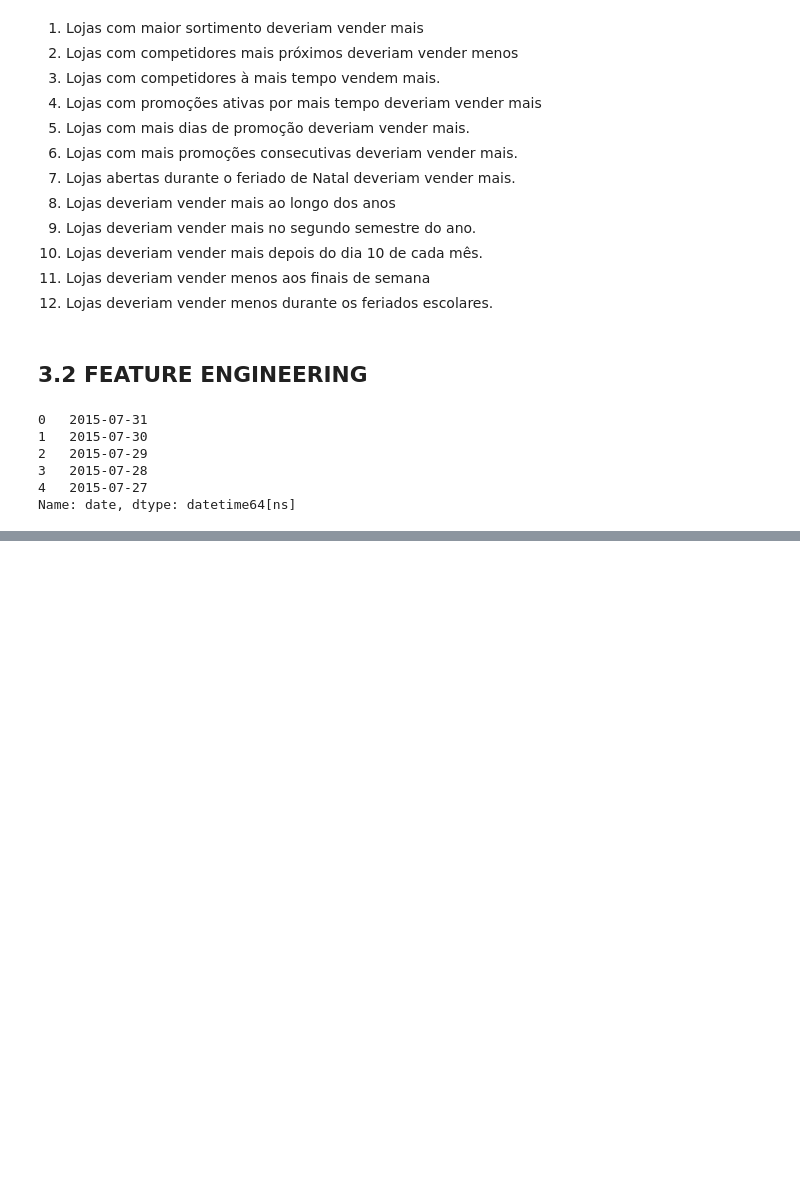
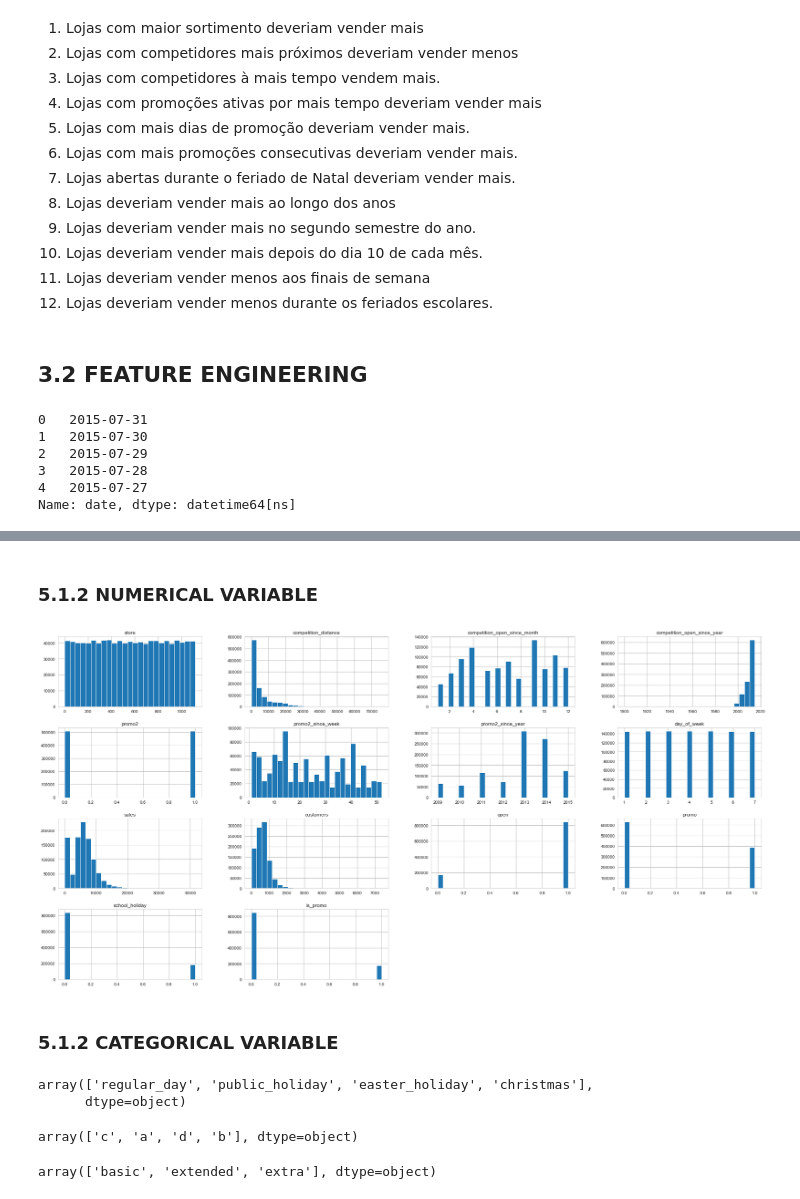
Before and after one commit to vnsouzas/ds-em-producao, a Jupyter notebook: rossman_sales_prediction.ipynb, the cells around one changed output, grey strips where cells are left out. Drawn from its saved outputs; the diff is of its cells as text; code cells hidden in the pictures; blank space fills up the shorter version.

```diff
--- a/rossman_sales_prediction.ipynb
+++ b/rossman_sales_prediction.ipynb
@@ -305,0 +325,23 @@ df2.drop(columns=['customers','open', 'month_map', 'promo_interval'], inplace=Tr
+# %% [markdown]
+### 5.1.2 NUMERICAL VARIABLE
+# %%
+fig = plt.figure(figsize = (30, 15))
+ax = fig.gca() # aqui o figure figsize também não funcionou e essa foi a forma que achei de mudar o tamanho do plot
+num_attributes.hist(ax = ax, bins =25);
+# %% [output]
+[figure, added]
+# %% [markdown]
+### 5.1.2 CATEGORICAL VARIABLE
+# %%
+df3['state_holiday'].unique()
+# %% [output]
+array(['regular_day', 'public_holiday', 'easter_holiday', 'christmas'],
+      dtype=object)
+# %%
+df3['store_type'].unique()
+# %% [output]
+array(['c', 'a', 'd', 'b'], dtype=object)
+# %%
+df3['assortment'].unique()
+# %% [output]
+array(['basic', 'extended', 'extra'], dtype=object)
```
Also changed, not shown: parts of 21 cells of this notebook.
